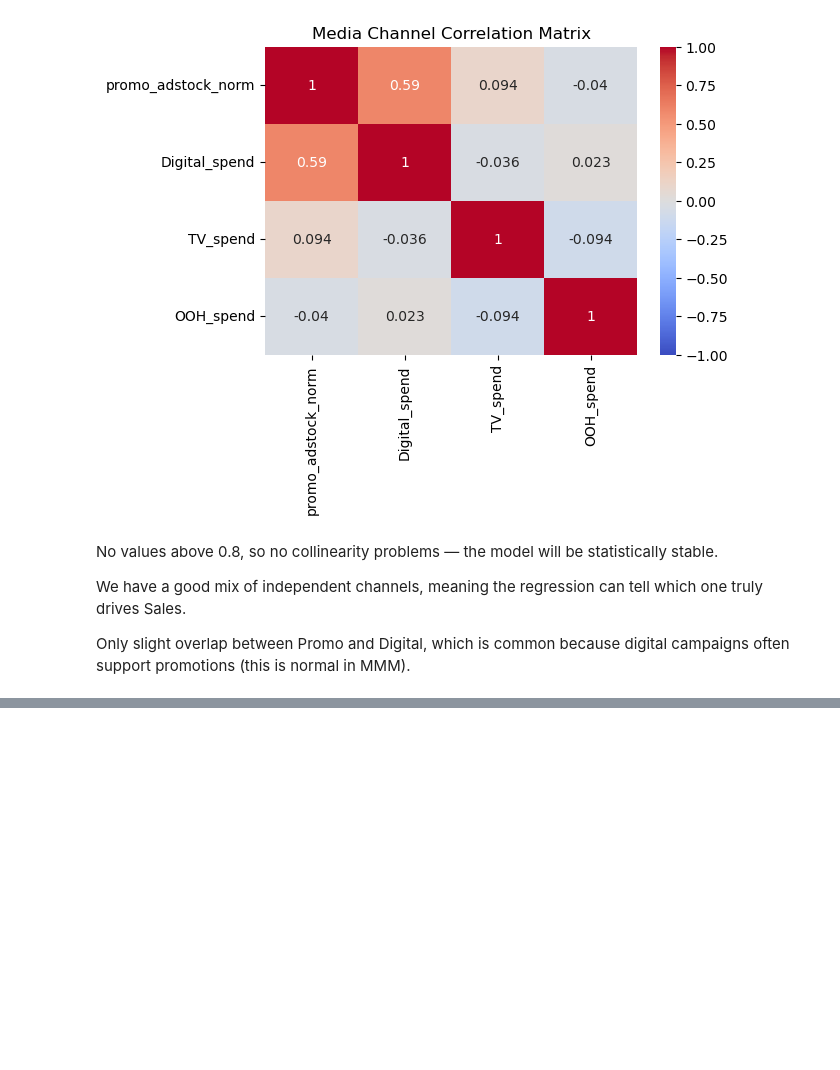
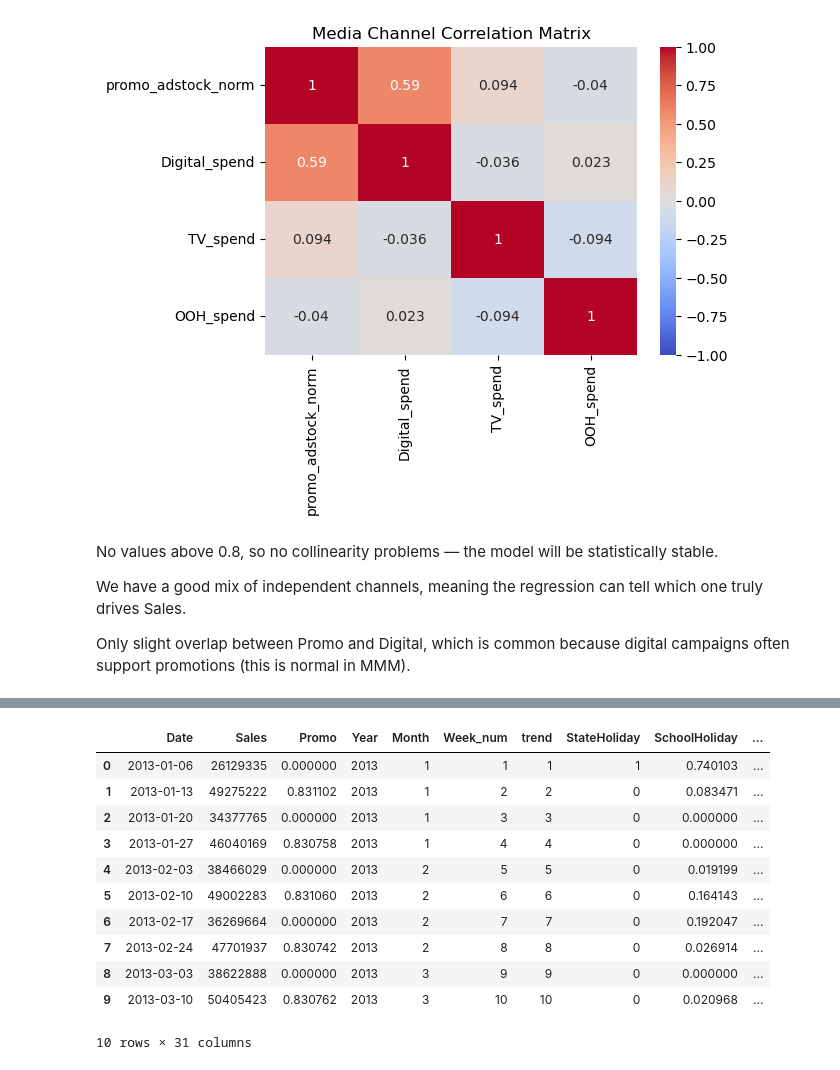
Before and after one commit to diegoferra5/Marketing-Mix-Modeling, a Jupyter notebook: notebooks/02_feature_engineering_v1.ipynb, the cells around one changed output, grey strips where cells are left out. Drawn from its saved outputs; the diff is of its cells as text; code cells hidden in the pictures; blank space fills up the shorter version.

Commit message:
holidays encoded

```diff
--- a/notebooks/02_feature_engineering_v1.ipynb
+++ b/notebooks/02_feature_engineering_v1.ipynb
@@ -629,0 +667,8 @@ Only slight overlap between Promo and Digital, which is common because digital c
+# %%
+daily_sales_kaggle["StateHoliday"] = (
+    daily_sales_kaggle["StateHoliday"]
+    .astype(str)             # convierte todo a string
+    .str.lower()             # por si acaso hay mayúsculas
+    .replace({"0": "0"})     # unifica posibles '0' extraños
+)
+daily_sales_kaggle["StateHoliday"].value_counts()
@@ -629,0 +684,12 @@ Only slight overlap between Promo and Digital, which is common because digital c
+# %%
+tmp = daily_sales_kaggle[["Date", "week_end", "StateHoliday"]].copy()
+dummies = pd.get_dummies(tmp["StateHoliday"], prefix="holiday")
+
+# mantener solo a, b, c
+cols_keep = [c for c in dummies.columns if c in ["holiday_a", "holiday_b", "holiday_c"]]
+tmp = pd.concat([tmp[["week_end"]], dummies[cols_keep]], axis=1)
+
+# presencia semanal (0/1)
+weekly_holidays = tmp.groupby("week_end", as_index=False).max()
+
+weekly_holidays.head()
@@ -629,0 +703,30 @@ Only slight overlap between Promo and Digital, which is common because digital c
+# %%
+
+# merge con weekly_sales
+# weekly_sales_enriched = weekly_sales_enriched.merge(weekly_holidays, on="week_end", how="left").fillna(0)
+
+cols_to_add= ["holiday_a", "holiday_b", "holiday_c"]
+weekly_holidays[cols_to_add] = weekly_holidays[cols_to_add].astype(int)
+
+
+weekly_sales_enriched = pd.merge(
+    weekly_sales_enriched,
+    weekly_holidays[["week_end"] + cols_to_add],  # select only the key + desired columns
+    on="week_end",               # column that exists in both DataFrames
+    how="left"                          # type of join: 'left', 'right', 'inner', 'outer'
+)
+
+weekly_sales_enriched.head(10)
+# %% [output]
+|  | Date | Sales | Promo | Year | Month | Week_num | trend | StateHoliday | SchoolHoliday | ... |
+| 0 | 2013-01-06 | 26129335 | 0.000000 | 2013 | 1 | 1 | 1 | 1 | 0.740103 | ... |
+| 1 | 2013-01-13 | 49275222 | 0.831102 | 2013 | 1 | 2 | 2 | 0 | 0.083471 | ... |
+| 2 | 2013-01-20 | 34377765 | 0.000000 | 2013 | 1 | 3 | 3 | 0 | 0.000000 | ... |
+| 3 | 2013-01-27 | 46040169 | 0.830758 | 2013 | 1 | 4 | 4 | 0 | 0.000000 | ... |
+| 4 | 2013-02-03 | 38466029 | 0.000000 | 2013 | 2 | 5 | 5 | 0 | 0.019199 | ... |
+| 5 | 2013-02-10 | 49002283 | 0.831060 | 2013 | 2 | 6 | 6 | 0 | 0.164143 | ... |
+| 6 | 2013-02-17 | 36269664 | 0.000000 | 2013 | 2 | 7 | 7 | 0 | 0.192047 | ... |
+| 7 | 2013-02-24 | 47701937 | 0.830742 | 2013 | 2 | 8 | 8 | 0 | 0.026914 | ... |
+| 8 | 2013-03-03 | 38622888 | 0.000000 | 2013 | 3 | 9 | 9 | 0 | 0.000000 | ... |
+| 9 | 2013-03-10 | 50405423 | 0.830762 | 2013 | 3 | 10 | 10 | 0 | 0.020968 | ... |
+10 rows × 31 columns
```
Also changed, not shown: parts of 13 cells of this notebook, 1 other file.
